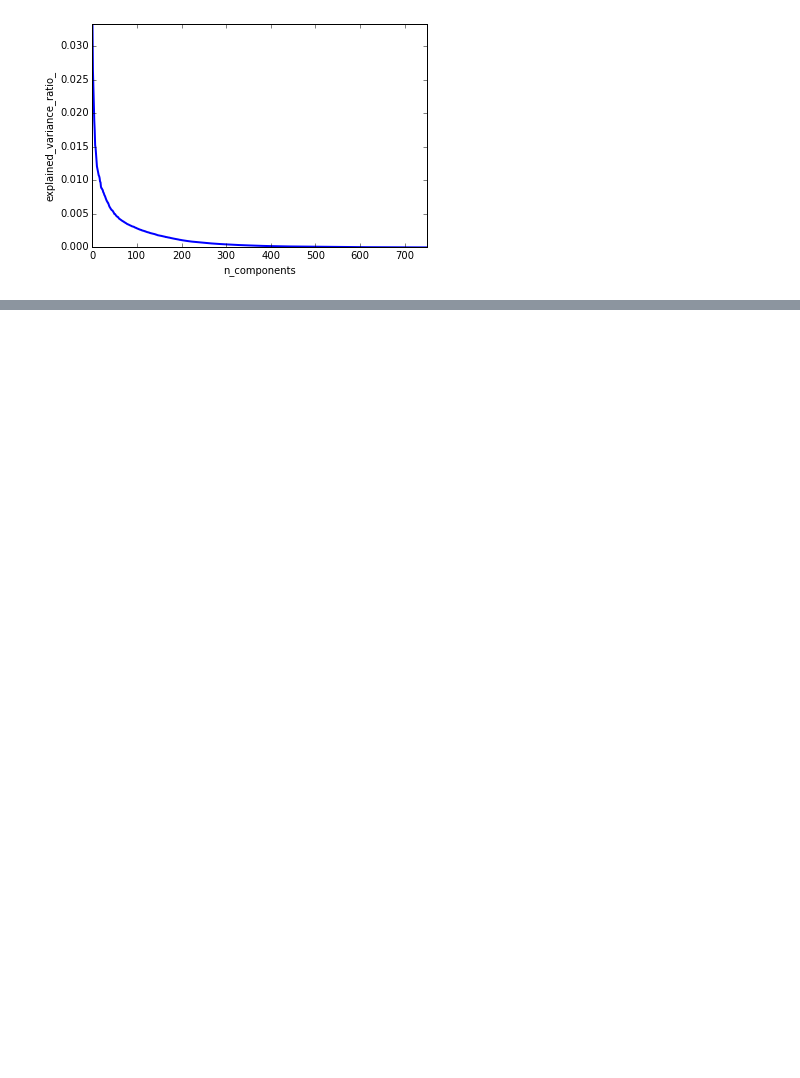
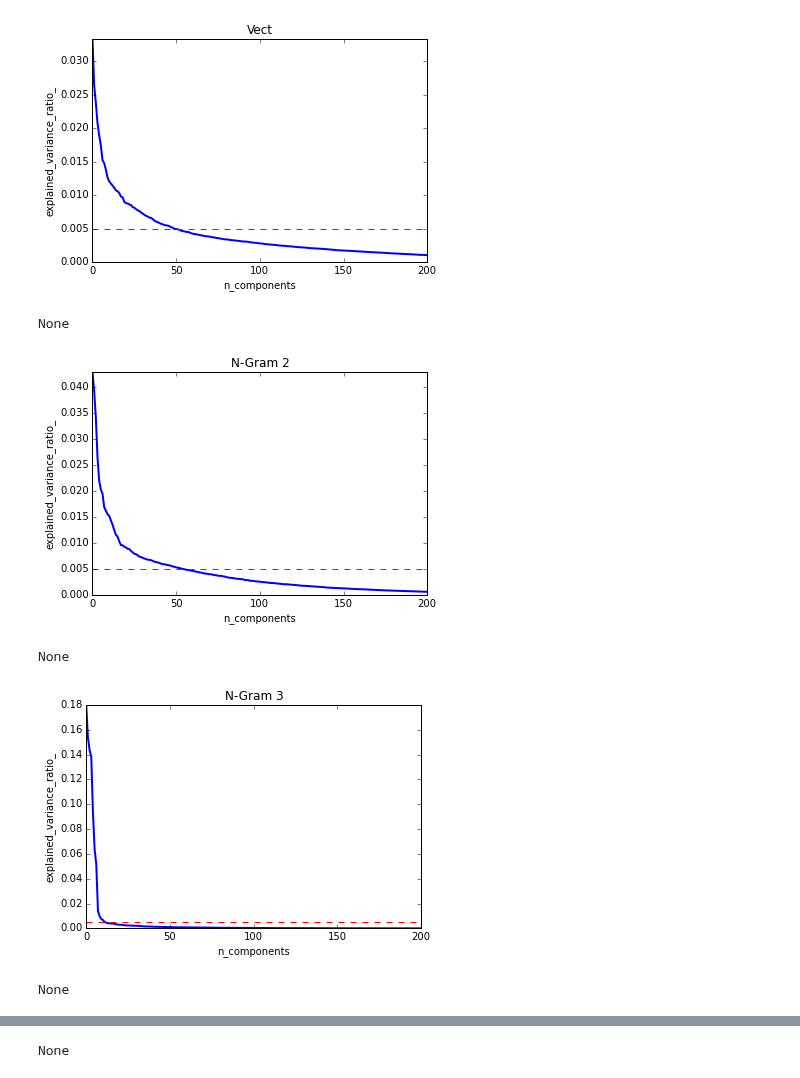
Before and after one commit to dingchaoz/machine_learning, a Jupyter notebook: HW4/Clustering_play.ipynb, the cells around one changed output, grey strips where cells are left out. Cells and saved outputs as stored; diff of their text form; code cells hidden in the pictures; blank space fills up the shorter version.

```diff
--- a/HW4/Clustering_play.ipynb
+++ b/HW4/Clustering_play.ipynb
@@ -14,17 +11,41 @@ V = pd.read_csv('VectorizedFeatures/AllComplied/AllScene_Features_Vectorize.txt'
+# %%
+## import data for scenes (starting with 5,000 features)
+V = pd.read_csv('VectorizedFeatures/AllComplied/AllScene_Features_Vectorize.txt',sep=',',header = None)
+L = pd.read_csv('LSA_VectorizedFeatures/Scene_Features_Vectorize_LSA.txt',sep=',',header = None)
+N2 = pd.read_csv('N-gramFeatures/Scene_Features_ngram2.txt',sep=',',header = None)
+N3 = pd.read_csv('N-gramFeatures/Scene_Features_ngram3.txt',sep=',',header = None)
+N4 = pd.read_csv('N-gramFeatures/Scene_Features_ngram4.txt',sep=',',header = None)
+R = pd.read_csv('Readability_Features/Scene_Readability_feature.txt',sep=',',header = None)
+TT = pd.read_csv('TypeTokenRatioFeatures/Scene_TTratio_.txt',sep=',',header = None)
+# %%
+data = [V, N2, N3, N4]
+titles = ['Vect', 'N-Gram 2', 'N-Gram 3', 'N-Gram 4']
 # %%
 ## Extract principal components , looking at variance explained of n components
+# Using PCA
+def getPCAPlot(X, title):
+    pca = PCA()
+    pca.fit(X)
+    X_pca = pca.transform(X)
 
-# Using PCA
-X = V
-pca = PCA()
-pca.fit(X)
-X_pca = pca.transform(X)
+    # Plot the PCA spectrum
+    plt.plot(pca.explained_variance_ratio_, linewidth=2)
+    plt.axis('tight')
+    plt.title(title)
+    plt.xlabel('n_components')
+    plt.ylabel('explained_variance_ratio_')
+    plt.axhline(y=0.005, color="red", linestyle="--")
+    plt.xlim(0,200)
+    plt.show()
+    print('')
 
-# Plot the PCA spectrum
-plt.plot(pca.explained_variance_ratio_, linewidth=2)
-plt.axis('tight')
-plt.xlabel('n_components')
-plt.ylabel('explained_variance_ratio_')
-plt.show()
+# do for all data
+for i in range(len(data)):
+    print(getPCAPlot(data[i], titles[i]))
 # %% [output]
-[figure, old version]
+[figure, new version]
+None
+[figure, added]
+None
+[figure, added]
+None
@@ -30,0 +53 @@ plt.show()
+None
```
Also changed, not shown: parts of 8 cells of this notebook.
